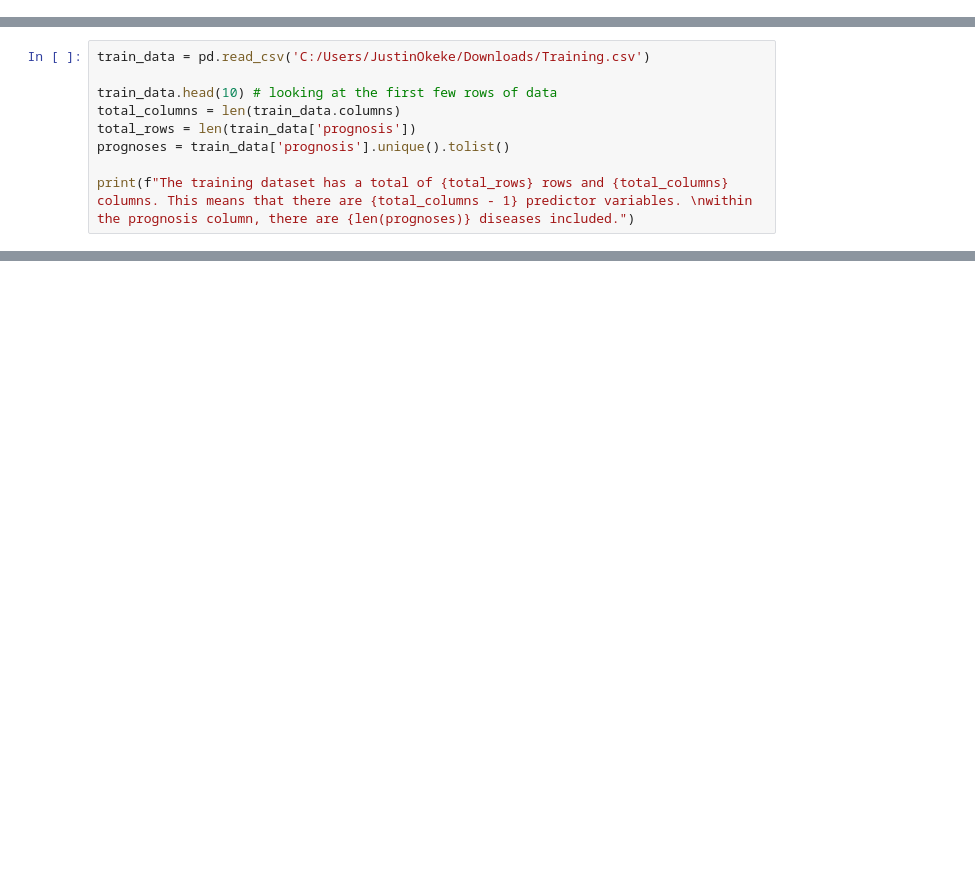
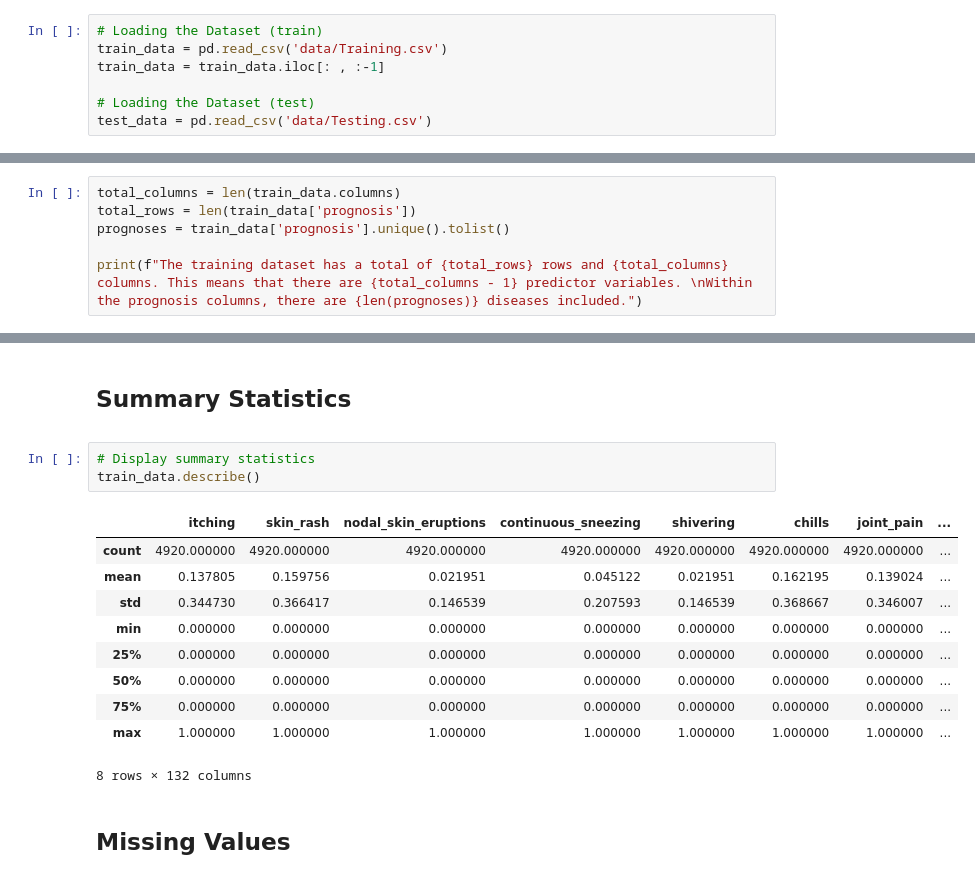
Before and after one commit to franklinen/disease_prediction, a Jupyter notebook: disease_classification.ipynb, the cells around one changed output, grey strips where cells are left out. Cells and saved outputs as stored; diff of their text form; blank space fills up the shorter version.

```diff
--- a/disease_classification.ipynb
+++ b/disease_classification.ipynb
@@ -4,0 +48,7 @@ import matplotlib as plt
+# %%
+# Loading the Dataset (train)
+train_data = pd.read_csv('data/Training.csv')
+train_data = train_data.iloc[: , :-1]
+
+# Loading the Dataset (test)
+test_data = pd.read_csv('data/Testing.csv')
@@ -5,10 +85,7 @@ import matplotlib as plt
 # %%
-train_data = pd.read_csv('C:/Users/JustinOkeke/Downloads/Training.csv')
-
-train_data.head(10) # looking at the first few rows of data
 total_columns = len(train_data.columns)
 total_rows = len(train_data['prognosis'])
 prognoses = train_data['prognosis'].unique().tolist()
 
-print(f"The training dataset has a total of {total_rows} rows and {total_columns} columns. This means that there are {total_columns - 1} predictor variables. \nwithin the prognosis column, there are {len(prognoses)} diseases included.")
+print(f"The training dataset has a total of {total_rows} rows and {total_columns} columns. This means that there are {total_columns - 1} predictor variables. \nWithin the prognosis columns, there are {len(prognoses)} diseases included.")
 # %% [output]
@@ -21,0 +131,20 @@ train_data['prognosis'] = train_data['prognosis'].str.title() # Making things lo
+# %% [markdown]
+## Summary Statistics
+<a id="Summary-Statistics"></a>
+# %%
+# Display summary statistics
+train_data.describe()
+# %% [output]
+|  | itching | skin_rash | nodal_skin_eruptions | continuous_sneezing | shivering | chills | joint_pain | ... |
+| count | 4920.000000 | 4920.000000 | 4920.000000 | 4920.000000 | 4920.000000 | 4920.000000 | 4920.000000 | ... |
+| mean | 0.137805 | 0.159756 | 0.021951 | 0.045122 | 0.021951 | 0.162195 | 0.139024 | ... |
+| std | 0.344730 | 0.366417 | 0.146539 | 0.207593 | 0.146539 | 0.368667 | 0.346007 | ... |
+| min | 0.000000 | 0.000000 | 0.000000 | 0.000000 | 0.000000 | 0.000000 | 0.000000 | ... |
+| 25% | 0.000000 | 0.000000 | 0.000000 | 0.000000 | 0.000000 | 0.000000 | 0.000000 | ... |
+| 50% | 0.000000 | 0.000000 | 0.000000 | 0.000000 | 0.000000 | 0.000000 | 0.000000 | ... |
+| 75% | 0.000000 | 0.000000 | 0.000000 | 0.000000 | 0.000000 | 0.000000 | 0.000000 | ... |
+| max | 1.000000 | 1.000000 | 1.000000 | 1.000000 | 1.000000 | 1.000000 | 1.000000 | ... |
+8 rows × 132 columns
+# %% [markdown]
+## Missing Values
+<a id="Missing-Values"></a>
```
Also changed, not shown: parts of 31 cells of this notebook.
